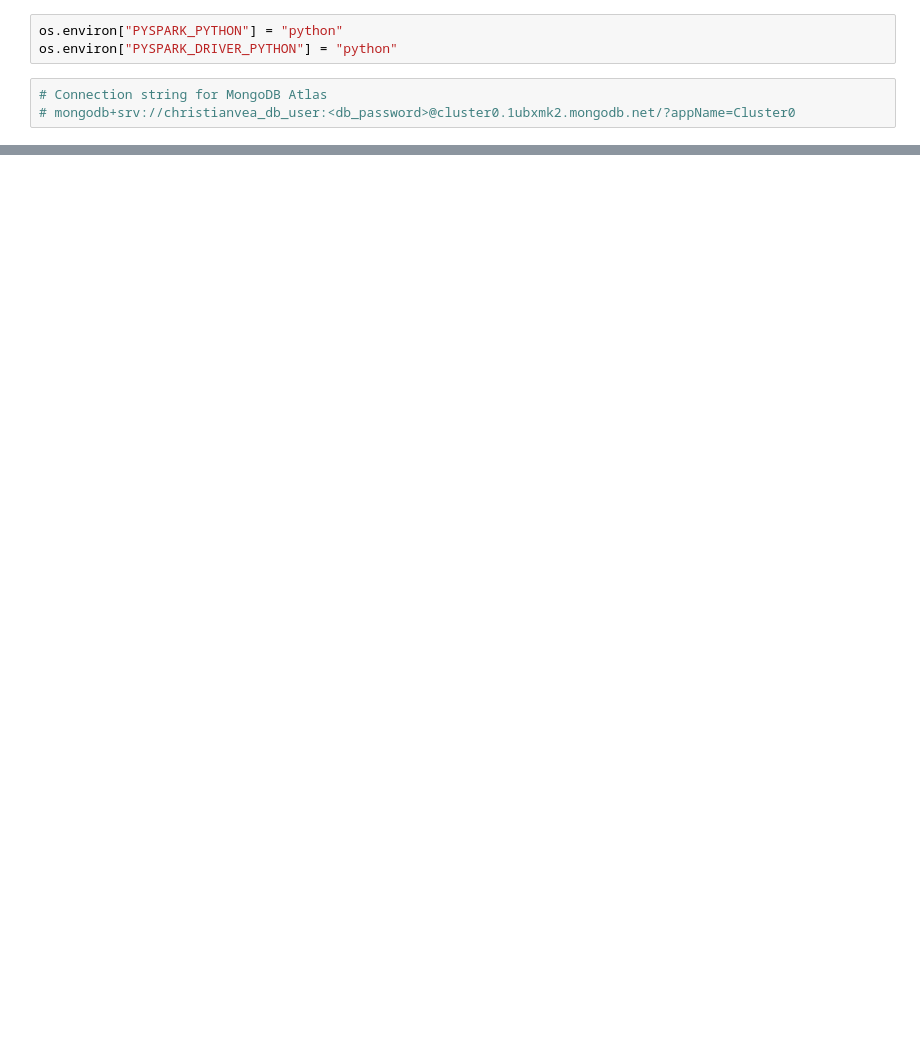
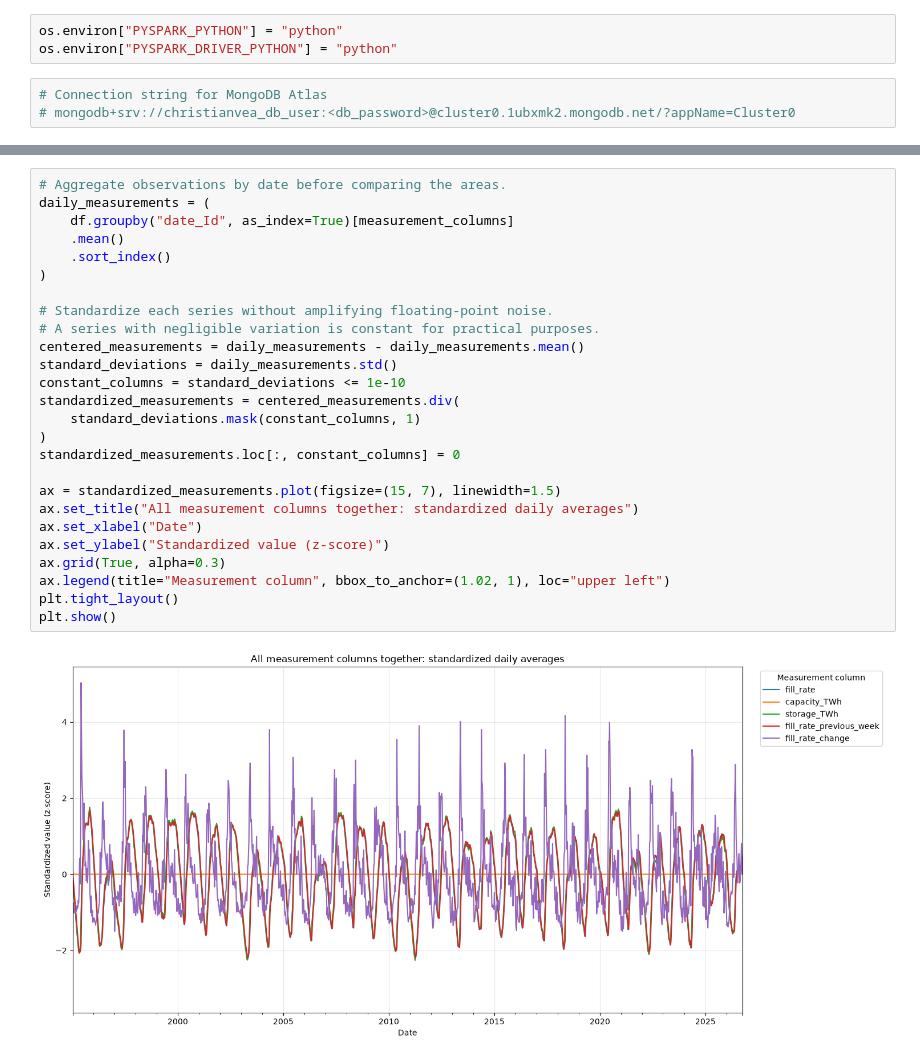
Before and after one commit to ChristianAronVea/IND320-Vea, a Jupyter notebook: Notebooks/Part2.ipynb, the cells around one changed output, grey strips where cells are left out. Drawn from its saved outputs; the diff is of its cells as text; blank space fills up the shorter version.

```diff
--- a/Notebooks/Part2.ipynb
+++ b/Notebooks/Part2.ipynb
@@ -58,0 +251,28 @@ except Exception as e:
+# %%
+# Aggregate observations by date before comparing the areas.
+daily_measurements = (
+    df.groupby("date_Id", as_index=True)[measurement_columns]
+    .mean()
+    .sort_index()
+)
+
+# Standardize each series without amplifying floating-point noise.
+# A series with negligible variation is constant for practical purposes.
+centered_measurements = daily_measurements - daily_measurements.mean()
+standard_deviations = daily_measurements.std()
+constant_columns = standard_deviations <= 1e-10
+standardized_measurements = centered_measurements.div(
+    standard_deviations.mask(constant_columns, 1)
+)
+standardized_measurements.loc[:, constant_columns] = 0
+
+ax = standardized_measurements.plot(figsize=(15, 7), linewidth=1.5)
+ax.set_title("All measurement columns together: standardized daily averages")
+ax.set_xlabel("Date")
+ax.set_ylabel("Standardized value (z-score)")
+ax.grid(True, alpha=0.3)
+ax.legend(title="Measurement column", bbox_to_anchor=(1.02, 1), loc="upper left")
+plt.tight_layout()
+plt.show()
+# %% [output]
+[figure, added]
```
Also changed, not shown: parts of 19 cells of this notebook, 3 other files.
